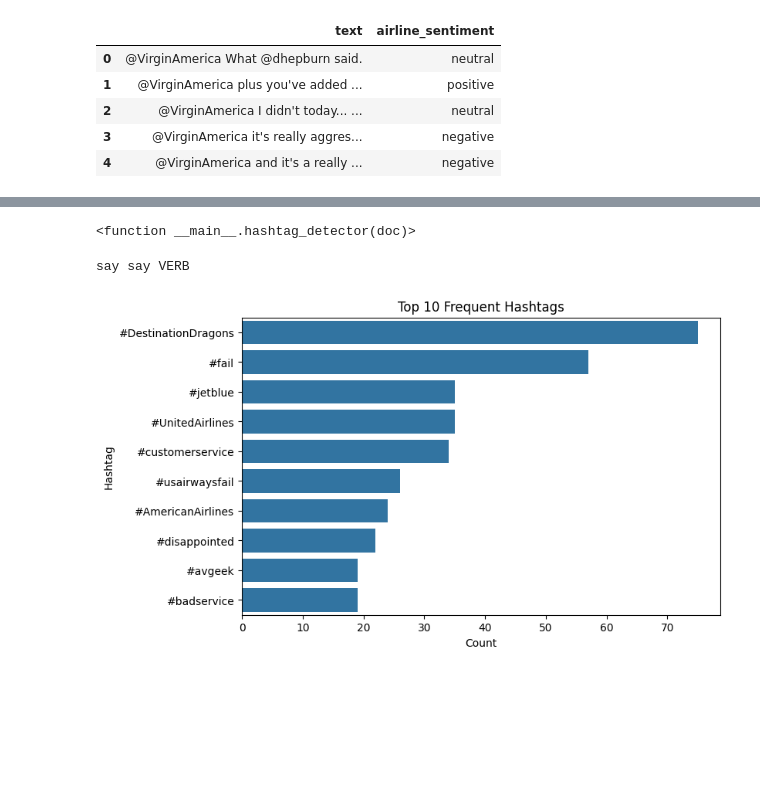
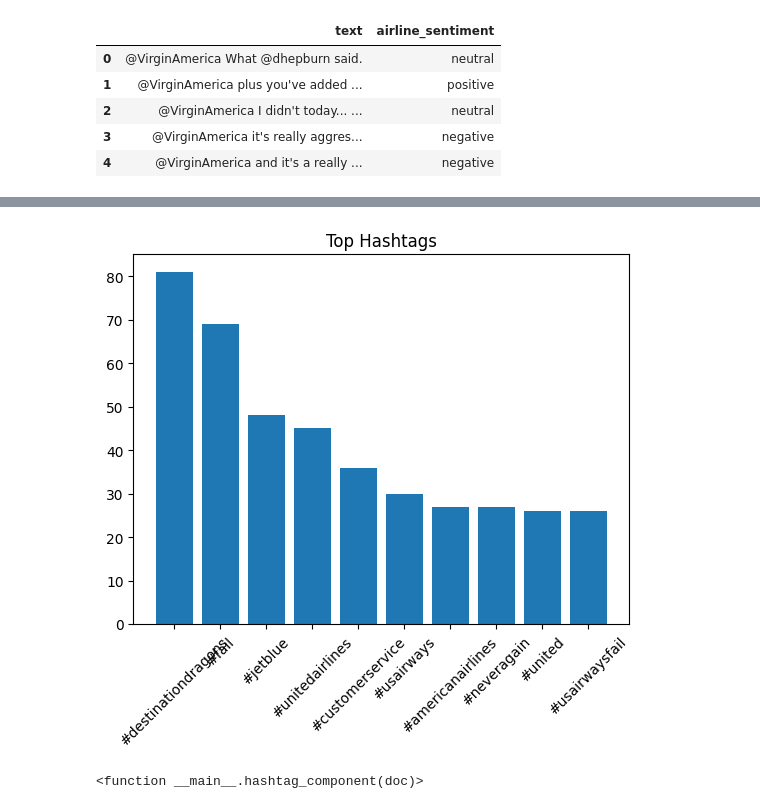
Before and after one commit to Ashritha0848/NLP, a Jupyter notebook: 2403A52229,Assignment_5_4,NLP.ipynb, the cells around one changed output, grey strips where cells are left out. Cells and saved outputs as stored; diff of their text form; code cells hidden in the pictures; blank space fills up the shorter version.

```diff
--- a/2403A52229,Assignment_5_4,NLP.ipynb
+++ b/2403A52229,Assignment_5_4,NLP.ipynb
@@ -114,0 +76,16 @@ df[['clean_text', 'final_text']].head()
+# %%
+from collections import Counter
+import matplotlib.pyplot as plt
+
+hashtags = df['text'].apply(lambda x: re.findall(r"#\w+", x.lower()))
+all_hashtags = sum(hashtags, [])
+
+freq = Counter(all_hashtags).most_common(10)
+
+tags, counts = zip(*freq)
+plt.bar(tags, counts)
+plt.xticks(rotation=45)
+plt.title("Top Hashtags")
+plt.show()
+# %% [output]
+[figure, added]
@@ -115,39 +102,15 @@ df[['clean_text', 'final_text']].head()
 # %%
+from spacy.tokens import Doc
 from spacy.language import Language
 
-@Language.component("hashtag_detector")
-def hashtag_detector(doc):
-    doc._.hashtags = [token.text for token in doc if token.text.startswith("#")]
+@Language.component("hashtag_component")
+def hashtag_component(doc):
+    hashtags = [token.text for token in doc if token.text.startswith("#")]
+    doc._.hashtags = hashtags
     return doc
 
-# Register extension
-from spacy.tokens import Doc
-Doc.set_extension("hashtags", default=[])
+Doc.set_extension("hashtags", default=[], force=True)
 
-# Add to pipeline
-nlp.add_pipe("hashtag_detector", last=True)
+nlp.add_pipe("hashtag_component", last=True)
 # %% [output]
-<function __main__.hashtag_detector(doc)>
+<function __main__.hashtag_component(doc)>
-# %%
-doc = nlp(df['final_text'][0])
-
-for token in doc:
-    print(token.text, token.lemma_, token.pos_)
-# %% [output]
-say say VERB
-# %%
-hashtags = []
-
-for text in df['text']:
-    hashtags.extend(re.findall(r"#\w+", text))
-
-hashtag_freq = Counter(hashtags).most_common(10)
-
-hashtags_df = pd.DataFrame(hashtag_freq, columns=["Hashtag", "Count"])
-
-plt.figure(figsize=(8,5))
-sns.barplot(x="Count", y="Hashtag", data=hashtags_df)
-plt.title("Top 10 Frequent Hashtags")
-plt.show()
-# %% [output]
-[figure, removed]
```
Also changed, not shown: parts of 19 cells of this notebook.
